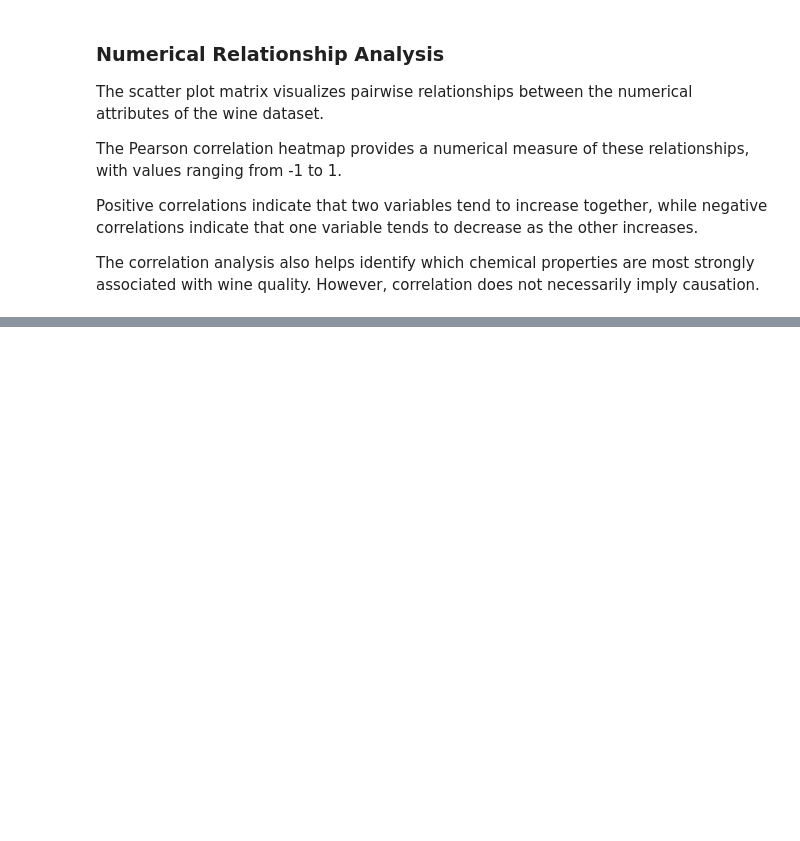
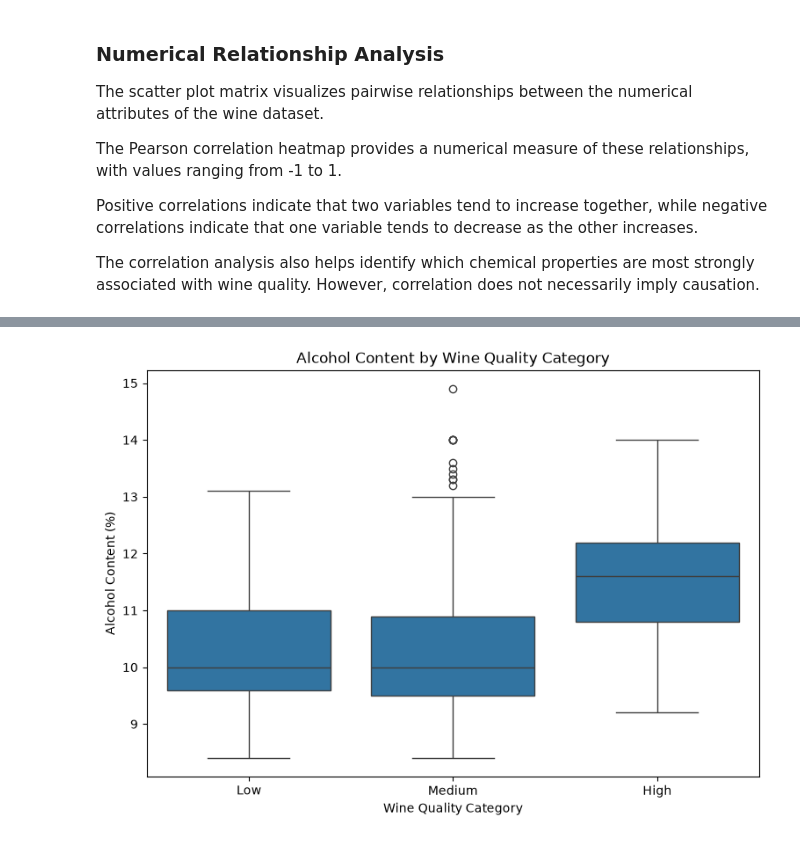
Before and after one commit to evanflorentino/wine-quality-eda, a Jupyter notebook: wine_quality_eda.ipynb, the cells around one changed output, grey strips where cells are left out. Saved outputs shown, nothing was run; the diff lists cells and outputs as text; code cells hidden in the pictures; blank space fills up the shorter version.

```diff
--- a/wine_quality_eda.ipynb
+++ b/wine_quality_eda.ipynb
@@ -240,0 +305,16 @@ The correlation analysis also helps identify which chemical properties are most
+# %%
+plt.figure(figsize=(9, 6))
+
+sns.boxplot(
+    data=wine,
+    x="quality_category",
+    y="alcohol"
+)
+
+plt.title("Alcohol Content by Wine Quality Category")
+plt.xlabel("Wine Quality Category")
+plt.ylabel("Alcohol Content (%)")
+
+plt.show()
+# %% [output]
+[figure, added]
```
Also changed, not shown: parts of 5 cells of this notebook.
